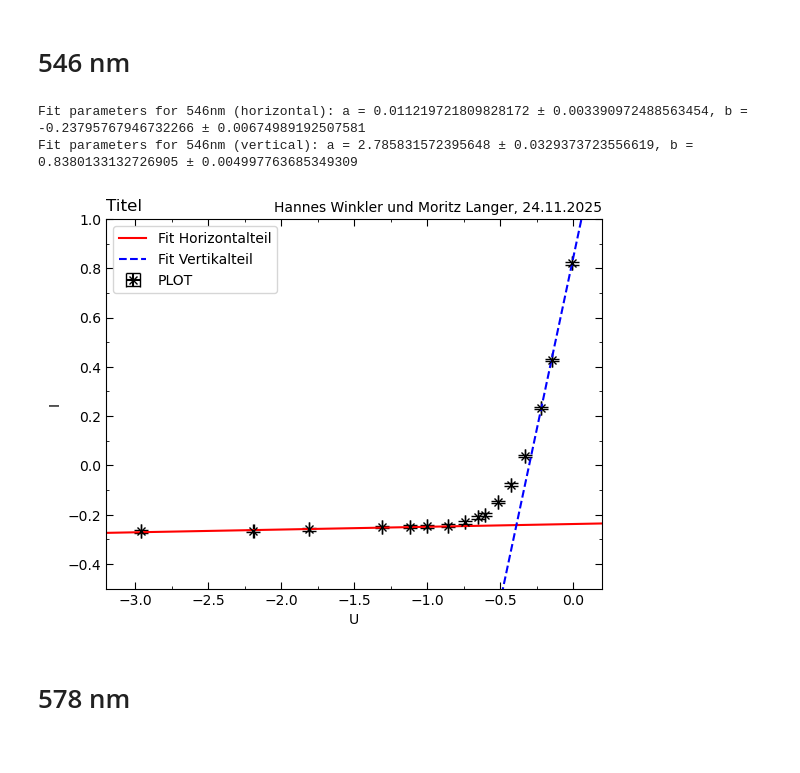
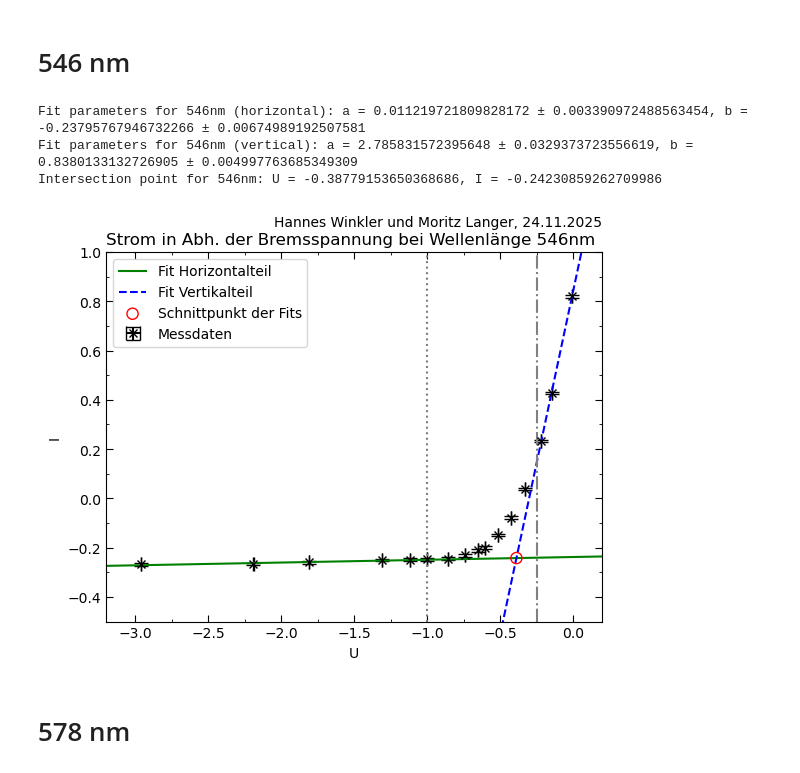
Before and after one commit to Bonsai-Tr33/C-Praktikum, a Jupyter notebook: 45/Evaluation/2.1.ipynb, the cells around one changed output. Cells and saved outputs as stored; diff of their text form; code cells hidden in the pictures.

```diff
--- a/45/Evaluation/2.1.ipynb
+++ b/45/Evaluation/2.1.ipynb
@@ -45,10 +47,15 @@ U405 = U405[~np.isnan(U405).all(axis=1)]
 I405 = np.array([[x,y] for x,y in zip(Data['I (405nm)'].tolist(), Data['Error I (405nm)'].tolist())])
 I405 = I405[~np.isnan(I405).all(axis=1)]
 # %%
-def lin(x, a, b):
-    return a*x+b
+def lin(x, m, a):
+    return m*x+a
+
+def intersect(m1, m2, a1, a2):
+    return (a2 - a1) / (m1 - m2)
+
 
 e = 1.602176634 * 10**(-19)  # elementary charge in C
+c = 299792458  # speed of light in m/s
 # %% [markdown]
 # 366 nm
 # %%
@@ -237,38 +272,47 @@ print(f'Fit parameters for 546nm (horizontal): a = {params546H[0]} ± {errors546
 params546V, cov546V = opt.curve_fit(lin, [x[0] for x in U546V], [x[0] for x in I546V], sigma=[x[1] for x in I546V], absolute_sigma=True)
 errors546V = np.sqrt(np.diag(cov546V))
 print(f'Fit parameters for 546nm (vertical): a = {params546V[0]} ± {errors546V[0]}, b = {params546V[1]} ± {errors546V[1]}')
 
+U546_intersect = intersect(params546H[0], params546V[0], params546H[1], params546V[1])
+I546_intersect = lin(U546_intersect, params546H[0], params546H[1])
+print(f'Intersection point for 546nm: U = {U546_intersect}, I = {I546_intersect}')
+
 # plotting
-plt.errorbar([x[0] for x in U546], [x[0] for x in I546],xerr=[x[1] for x in U546], yerr=[x[1] for x in I546 ], capsize=5, label='PLOT', color='black', marker='x', linestyle='None') # plot with error bars
-plt.plot(fit_range, lin(fit_range, params546H[0], params546H[1]), label='Fit Horizontalteil', color='red') # plot fit line
+plt.errorbar([x[0] for x in U546], [x[0] for x in I546],xerr=[x[1] for x in U546], yerr=[x[1] for x in I546 ], capsize=5, label='Messdaten', color='black', marker='x', linestyle='None') # plot with error bars
+plt.plot(fit_range, lin(fit_range, params546H[0], params546H[1]), label='Fit Horizontalteil', color='green') # plot fit line
 plt.plot(fit_range, lin(fit_range, params546V[0], params546V[1]), label='Fit Vertikalteil', color='blue', linestyle='--') # plot fit line
+plt.axvline(x=-1, color='grey', linestyle=':')
+plt.axvline(x=-0.25, color='grey', linestyle='-.')
+plt.scatter(U546_intersect, I546_intersect, edgecolors='Red', facecolors='none', label='Schnittpunkt der Fits', zorder=10, s=65)  # plot intersection point
+
 
 plt.xlabel('U')
 plt.ylabel('I')
-plt.title('Titel', loc='left')
-plt.text(1, 1.05, 'Hannes Winkler und Moritz Langer, 24.11.2025', ha='right', va='top', transform=plt.gca().transAxes, fontsize=10)
+plt.title('Strom in Abh. der Bremsspannung bei Wellenlänge 546nm', loc='left')
+plt.text(1, 1.1, 'Hannes Winkler und Moritz Langer, 24.11.2025', ha='right', va='top', transform=plt.gca().transAxes, fontsize=10)
 plt.legend()
 
 # locating and arranging ticks
 plt.gca().yaxis.set_minor_locator(AutoMinorLocator(2))
 plt.gca().xaxis.set_minor_locator(AutoMinorLocator(2))
 # plt.xticks(np.arange(800000, 3000100, 200000))
 # plt.yticks(np.arange(8, 30, 1))
 plt.tick_params(axis='both', which='minor', direction='in', right=True, top=True)
 plt.tick_params(axis='both', which='major', direction='in', right=True, top=True, length=5)
 
 # limiting and setting plot layout
 plt.ylim(-0.5, 1)
 plt.xlim(-3.2, 0.2)
 # plt.tight_layout()
 
 # plot location
 plt.savefig(img_path / 'Planck546.png')
 plt.show() # shows plot every run of the code, used for debugging
 # %% [output]
 Fit parameters for 546nm (horizontal): a = 0.011219721809828172 ± 0.003390972488563454, b = -0.23795767946732266 ± 0.00674989192507581
 Fit parameters for 546nm (vertical): a = 2.785831572395648 ± 0.0329373723556619, b = 0.8380133132726905 ± 0.004997763685349309
+Intersection point for 546nm: U = -0.38779153650368686, I = -0.24230859262709986
-[figure, old version]
+[figure, new version]
 # %% [markdown]
 # 578 nm
 # %%
```
Also changed, not shown: parts of 9 cells of this notebook, 14 other files.
